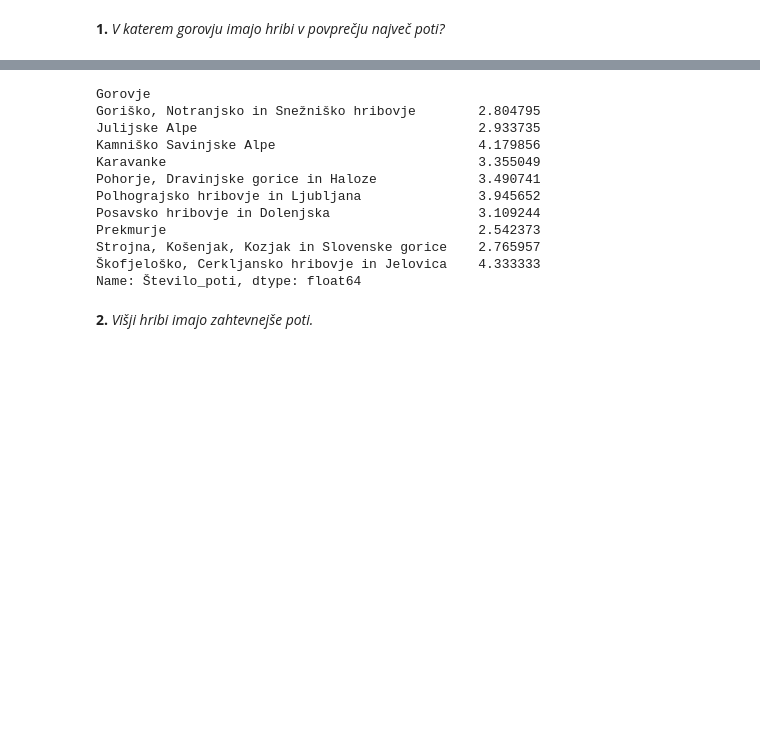
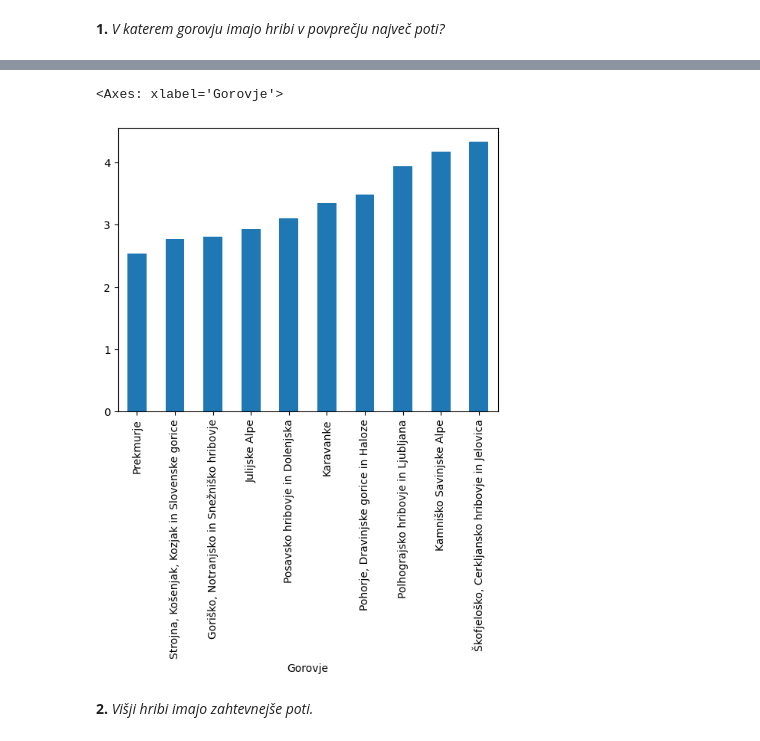
Before and after one commit to AndrazKukovicic/Hribi_projektna_naloga, a Jupyter notebook: Analiza_podatkov.ipynb, the cells around one changed output, grey strips where cells are left out. Drawn from its saved outputs; the diff is of its cells as text; code cells hidden in the pictures; blank space fills up the shorter version.

```diff
--- a/Analiza_podatkov.ipynb
+++ b/Analiza_podatkov.ipynb
@@ -78,18 +69,8 @@ Name: Število_poti, dtype: int64
 # %%
-hribi_po_gorovju.Število_poti.mean()
+hribi_po_gorovju.Število_poti.mean().sort_values().plot.bar()
 # %% [output]
-Gorovje
-Goriško, Notranjsko in Snežniško hribovje        2.804795
-Julijske Alpe                                    2.933735
-Kamniško Savinjske Alpe                          4.179856
-Karavanke                                        3.355049
-Pohorje, Dravinjske gorice in Haloze             3.490741
-Polhograjsko hribovje in Ljubljana               3.945652
-Posavsko hribovje in Dolenjska                   3.109244
-Prekmurje                                        2.542373
-Strojna, Košenjak, Kozjak in Slovenske gorice    2.765957
-Škofjeloško, Cerkljansko hribovje in Jelovica    4.333333
-Name: Število_poti, dtype: float64
+<Axes: xlabel='Gorovje'>
+[figure, added]
 # %% [markdown]
 **2.** *Višji hribi imajo zahtevnejše poti.*
 # %% [markdown]
```
Also changed, not shown: parts of 7 cells of this notebook.
